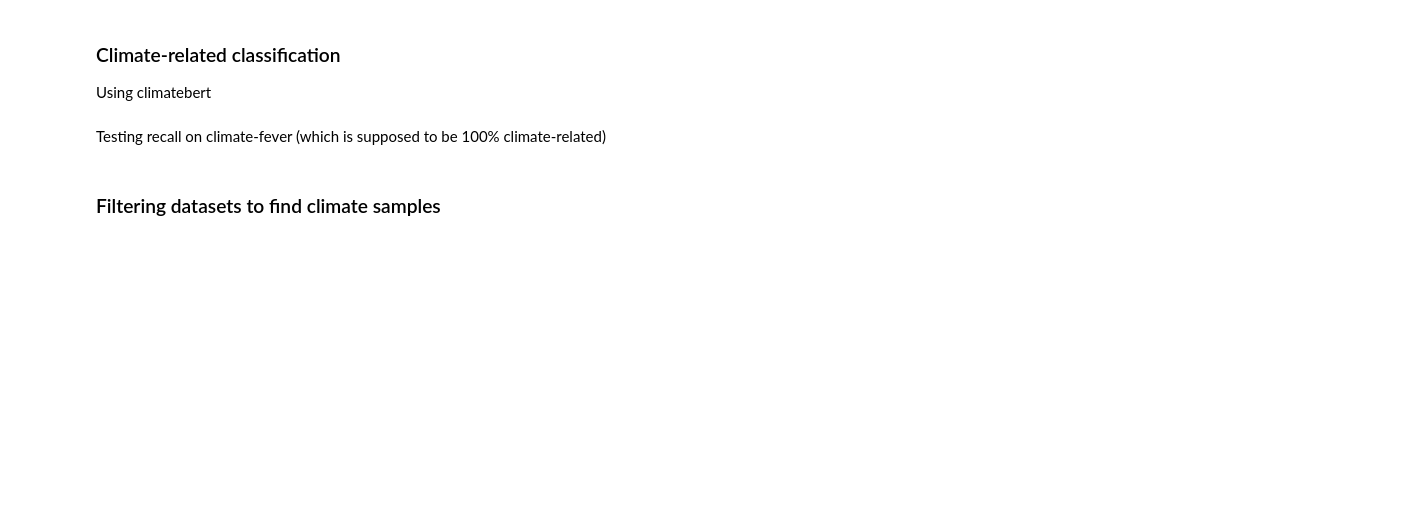
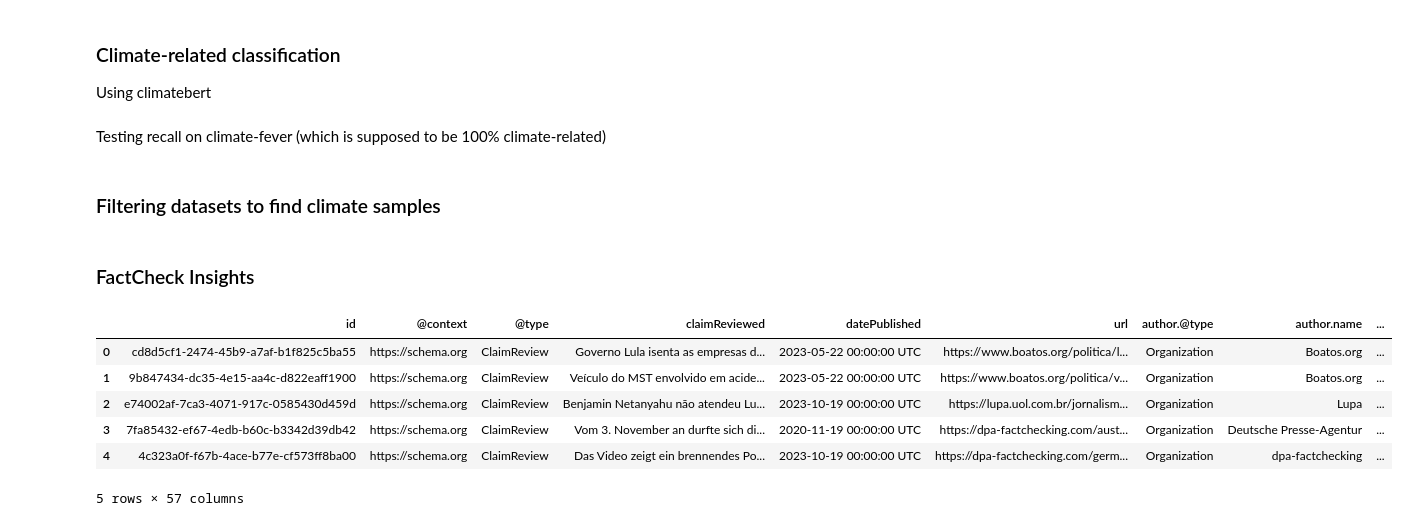
Before and after one commit to dataforgoodfr/climateguard, a Jupyter notebook: notebooks/experiments/dataset_exploration.ipynb, the cells around one changed output. Cells and saved outputs as stored; diff of their text form; code cells hidden in the pictures; blank space fills up the shorter version.

```diff
--- a/notebooks/experiments/dataset_exploration.ipynb
+++ b/notebooks/experiments/dataset_exploration.ipynb
@@ -204,3 +204,18 @@ df["env_predict"] = df.progress_apply(lambda x: predict_env(x["claim"]), axis=1)
 env_claims = df[df.env_predict == 1]
 
 env_claims.to_csv("/content/drive/MyDrive/results/multiFC_env_claims.csv", index=False)
+# %% [markdown]
+### FactCheck Insights
+# %%
+import pandas as pd
+df = pd.read_csv("../../../datasets/fact_check_insights/claim_review.csv")
+# %%
+df.head()
+# %% [output]
+|  | id | @context | @type | claimReviewed | datePublished | url | author.@type | author.name | ... |
+| 0 | cd8d5cf1-2474-45b9-a7af-b1f825c5ba55 | https://schema.org | ClaimReview | Governo Lula isenta as empresas d... | 2023-05-22 00:00:00 UTC | https://www.boatos.org/politica/l... | Organization | Boatos.org | ... |
+| 1 | 9b847434-dc35-4e15-aa4c-d822eaff1900 | https://schema.org | ClaimReview | Veículo do MST envolvido em acide... | 2023-05-22 00:00:00 UTC | https://www.boatos.org/politica/v... | Organization | Boatos.org | ... |
+| 2 | e74002af-7ca3-4071-917c-0585430d459d | https://schema.org | ClaimReview | Benjamin Netanyahu não atendeu Lu... | 2023-10-19 00:00:00 UTC | https://lupa.uol.com.br/jornalism... | Organization | Lupa | ... |
+| 3 | 7fa85432-ef67-4edb-b60c-b3342d39db42 | https://schema.org | ClaimReview | Vom 3. November an durfte sich di... | 2020-11-19 00:00:00 UTC | https://dpa-factchecking.com/aust... | Organization | Deutsche Presse-Agentur | ... |
+| 4 | 4c323a0f-f67b-4ace-b77e-cf573ff8ba00 | https://schema.org | ClaimReview | Das Video zeigt ein brennendes Po... | 2023-10-19 00:00:00 UTC | https://dpa-factchecking.com/germ... | Organization | dpa-factchecking | ... |
+5 rows × 57 columns
```
Also changed, not shown: parts of 1 cell of this notebook, 7 other files.
